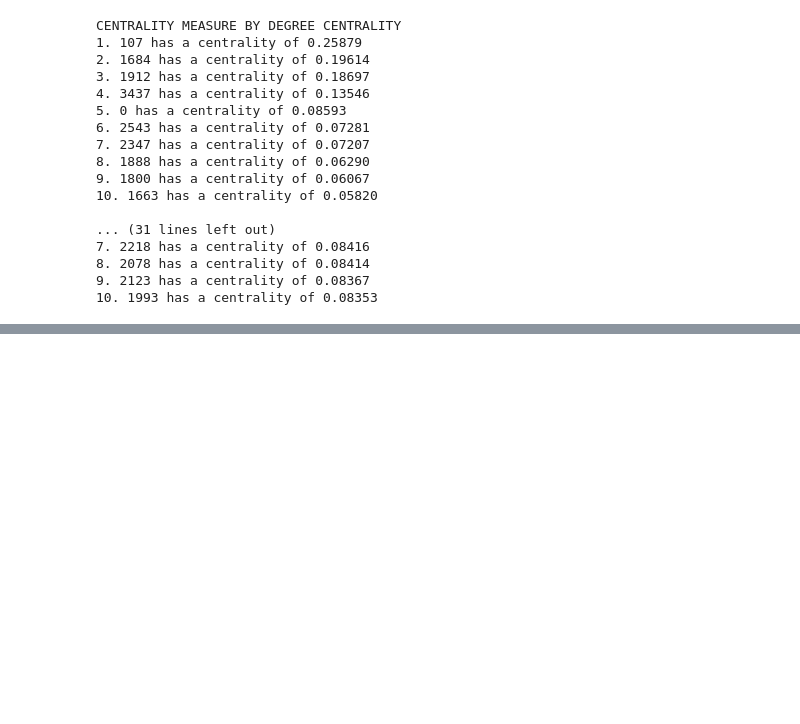
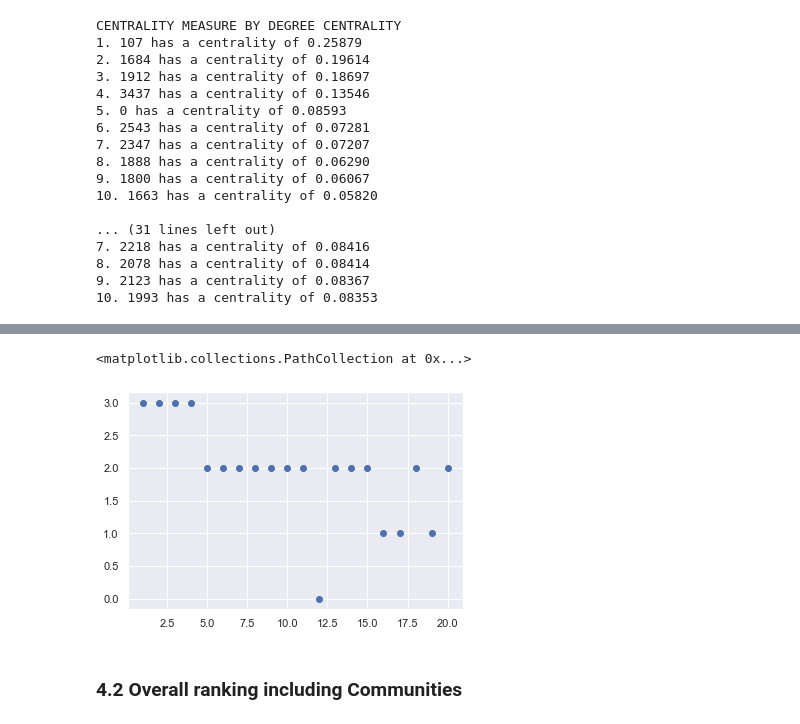
Before and after one commit to JulesTriomphe/dsip, a Jupyter notebook: PS3/PS3.ipynb, the cells around one changed output, grey strips where cells are left out. Cells and saved outputs as stored; diff of their text form; code cells hidden in the pictures; blank space fills up the shorter version.

```diff
--- a/PS3/PS3.ipynb
+++ b/PS3/PS3.ipynb
@@ -50,4 +183,4 @@ NameError: name 'pr_cen_nonFree' is not defined
 # %%
 eig_cen = nx.eigenvector_centrality(Graph)
 # %%
-Graph_infos['Eigenvector Centrality'] = eig_cen
+Graph_centrality['Eigenvector Centrality'] = eig_cen
@@ -196,0 +359,2 @@ for cen in Graph_infos.keys():
+# %%
+partition = community.best_partition(Graph,randomize=False, random_state=0 )
@@ -196,0 +439,8 @@ for cen in Graph_infos.keys():
+# %%
+c = [partition[total_ranking[i][0]] for i in range(20)]
+plt.scatter(x = range(1,21), y = c)
+# %% [output]
+<matplotlib.collections.PathCollection at 0x...>
+[figure, added]
+# %% [markdown]
+### 4.2 Overall ranking including Communities
```
Also changed, not shown: parts of 45 cells of this notebook.
